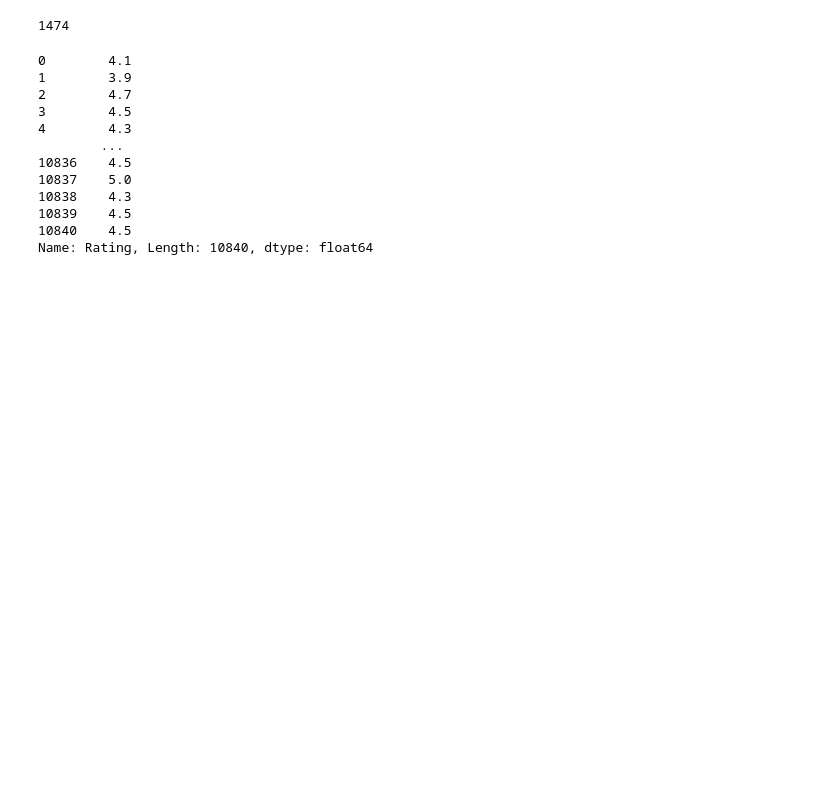
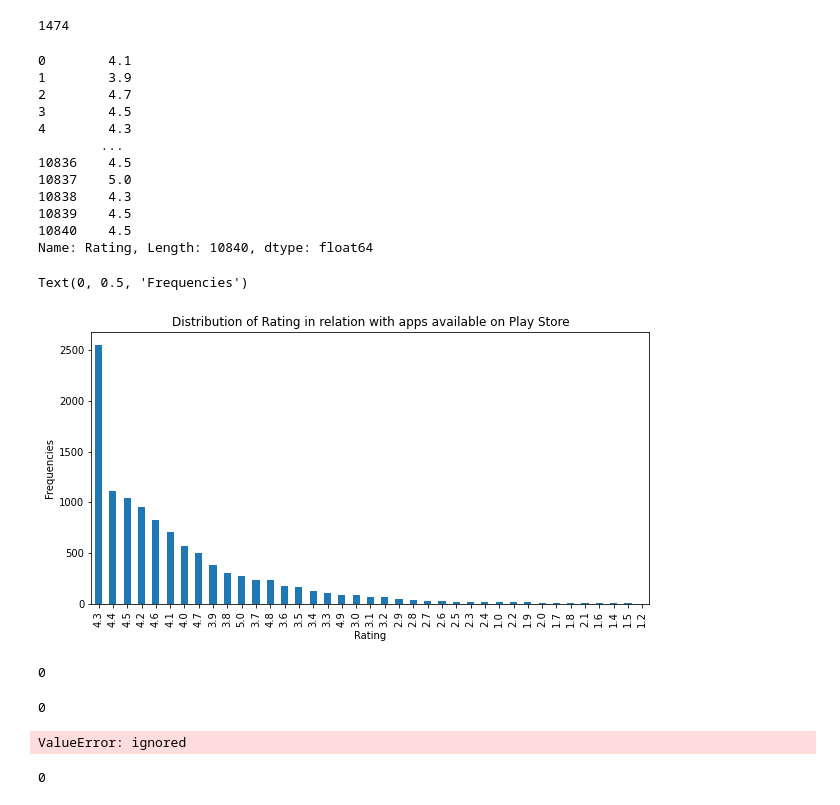
Before and after one commit to Palak-bindal/Capstone-Play-store, a Jupyter notebook: Copy_of_Play_Store_App_Review_Analysis_Capstone_Project.ipynb, the cells around one changed output. Saved outputs shown, nothing was run; the diff lists cells and outputs as text; code cells hidden in the pictures; blank space fills up the shorter version.

```diff
--- a/Copy_of_Play_Store_App_Review_Analysis_Capstone_Project.ipynb
+++ b/Copy_of_Play_Store_App_Review_Analysis_Capstone_Project.ipynb
@@ -182,3 +188,51 @@ playstore_df['Rating']
 10839    4.5
 10840    4.5
 Name: Rating, Length: 10840, dtype: float64
+# %%
+import matplotlib.pyplot as plt
+my_colors = list(islice(cycle(['b', 'r', 'g', 'c', 'y', 'm','k']), None, len(playstore_df)))
+
+
+# Barchart
+# Historgram of frequencies
+playstore_df.Rating.value_counts().plot(kind = 'bar', stacked = True, figsize = (10, 5), title = 'Distribution of Rating in relation with apps available on Play Store');
+plt.xlabel('Rating')
+plt.ylabel('Frequencies')
+
+#It shows that most of the apps got the rating 4.3
+# %% [output]
+Text(0, 0.5, 'Frequencies')
+[figure, added]
+# %%
+#Checking Reviews column
+playstore_df.Reviews.isnull().sum()
+#none of the values is null
+# %% [output]
+0
+# %%
+#checking Size Column
+playstore_df.Size.isnull().sum()
+# %% [output]
+0
+# %%
+#checking Size Column
+playstore_df.Installs.isnull().sum()
+#none of the values is null
+
+#now replacing ',' with ''
+playstore_df['Installs'] = playstore_df['Installs'].apply(lambda x: str(x).replace(',', '') if ',' in str(x) else str(x))
+
+#now replacing '+' with ''
+playstore_df['Installs'] = playstore_df['Installs'].apply(lambda x: str(x).replace('+', '') if '+' in str(x) else str(x))
+
+playstore_df['Installs'] = playstore_df['Installs'].apply(lambda x: float(x))
+# %% [output]
+ValueError: ignored
+# %%
+#filling null values with mode of Type column
+playstore_df['Type'].fillna(str(playstore_df['Type'].mode()), inplace = True)
+
+#checking Type Column
+playstore_df.Type.isnull().sum()
+# %% [output]
+0
```
Also changed, not shown: parts of 11 cells of this notebook.
